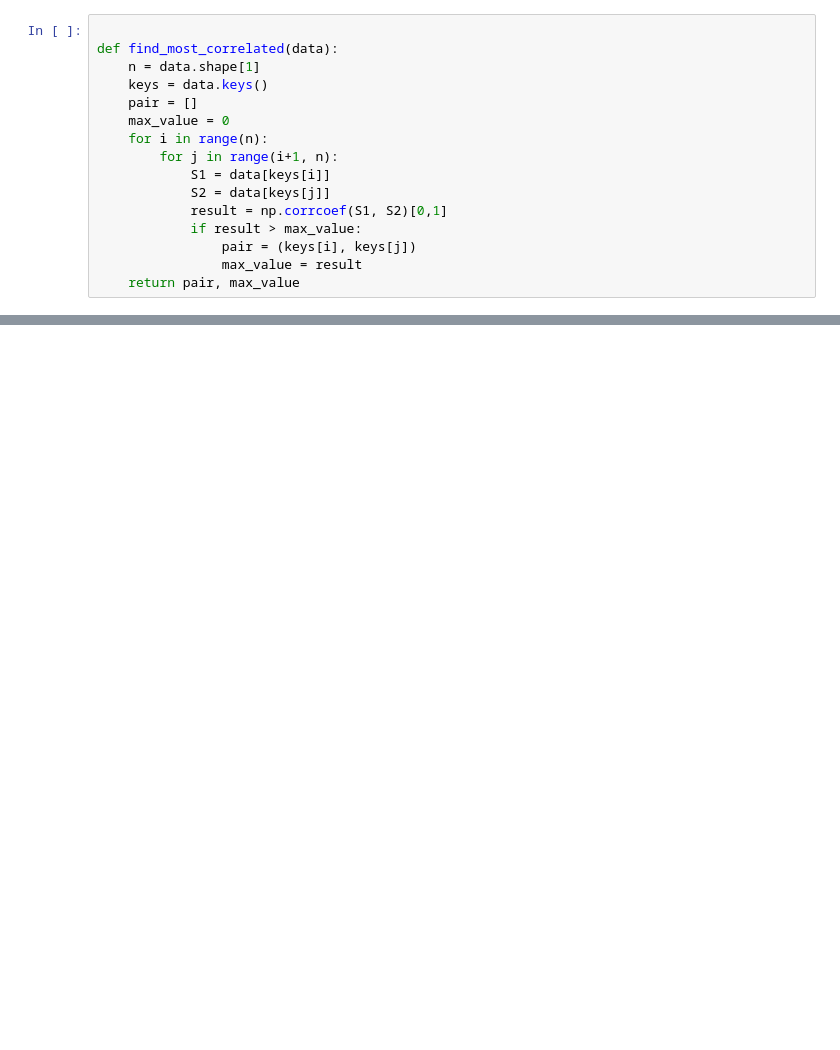
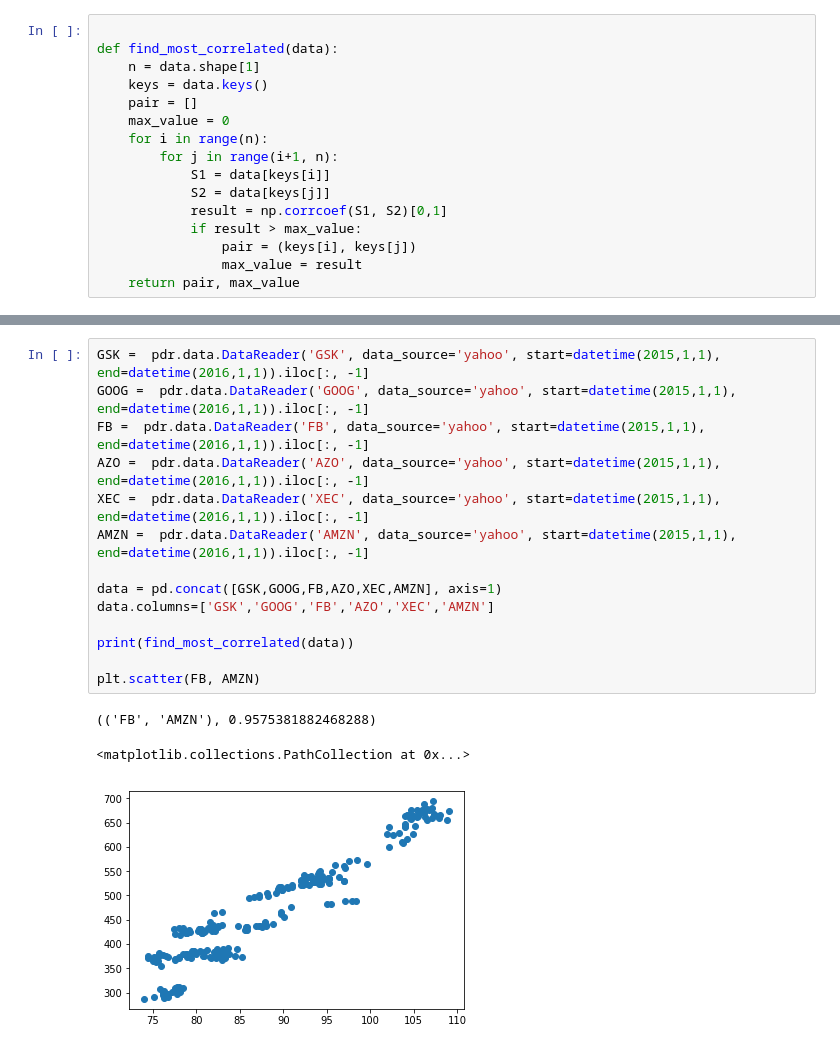
Before and after one commit to sidratulmontaha/python-practice, a Jupyter notebook: L9_linear_correlation_analysis_exercise.ipynb, the cells around one changed output, grey strips where cells are left out. Saved outputs shown, nothing was run; the diff lists cells and outputs as text; blank space fills up the shorter version.

```diff
--- a/L9_linear_correlation_analysis_exercise.ipynb
+++ b/L9_linear_correlation_analysis_exercise.ipynb
@@ -37,0 +106,18 @@ D = np.random.normal(0,0.5,100)
+# %%
+GSK =  pdr.data.DataReader('GSK', data_source='yahoo', start=datetime(2015,1,1), end=datetime(2016,1,1)).iloc[:, -1]
+GOOG =  pdr.data.DataReader('GOOG', data_source='yahoo', start=datetime(2015,1,1), end=datetime(2016,1,1)).iloc[:, -1]
+FB =  pdr.data.DataReader('FB', data_source='yahoo', start=datetime(2015,1,1), end=datetime(2016,1,1)).iloc[:, -1]
+AZO =  pdr.data.DataReader('AZO', data_source='yahoo', start=datetime(2015,1,1), end=datetime(2016,1,1)).iloc[:, -1]
+XEC =  pdr.data.DataReader('XEC', data_source='yahoo', start=datetime(2015,1,1), end=datetime(2016,1,1)).iloc[:, -1]
+AMZN =  pdr.data.DataReader('AMZN', data_source='yahoo', start=datetime(2015,1,1), end=datetime(2016,1,1)).iloc[:, -1]
+
+data = pd.concat([GSK,GOOG,FB,AZO,XEC,AMZN], axis=1)
+data.columns=['GSK','GOOG','FB','AZO','XEC','AMZN']
+
+print(find_most_correlated(data))
+
+plt.scatter(FB, AMZN)
+# %% [output]
+(('FB', 'AMZN'), 0.9575381882468288)
+<matplotlib.collections.PathCollection at 0x...>
+[figure, added]
```
Also changed, not shown: parts of 9 cells of this notebook.
